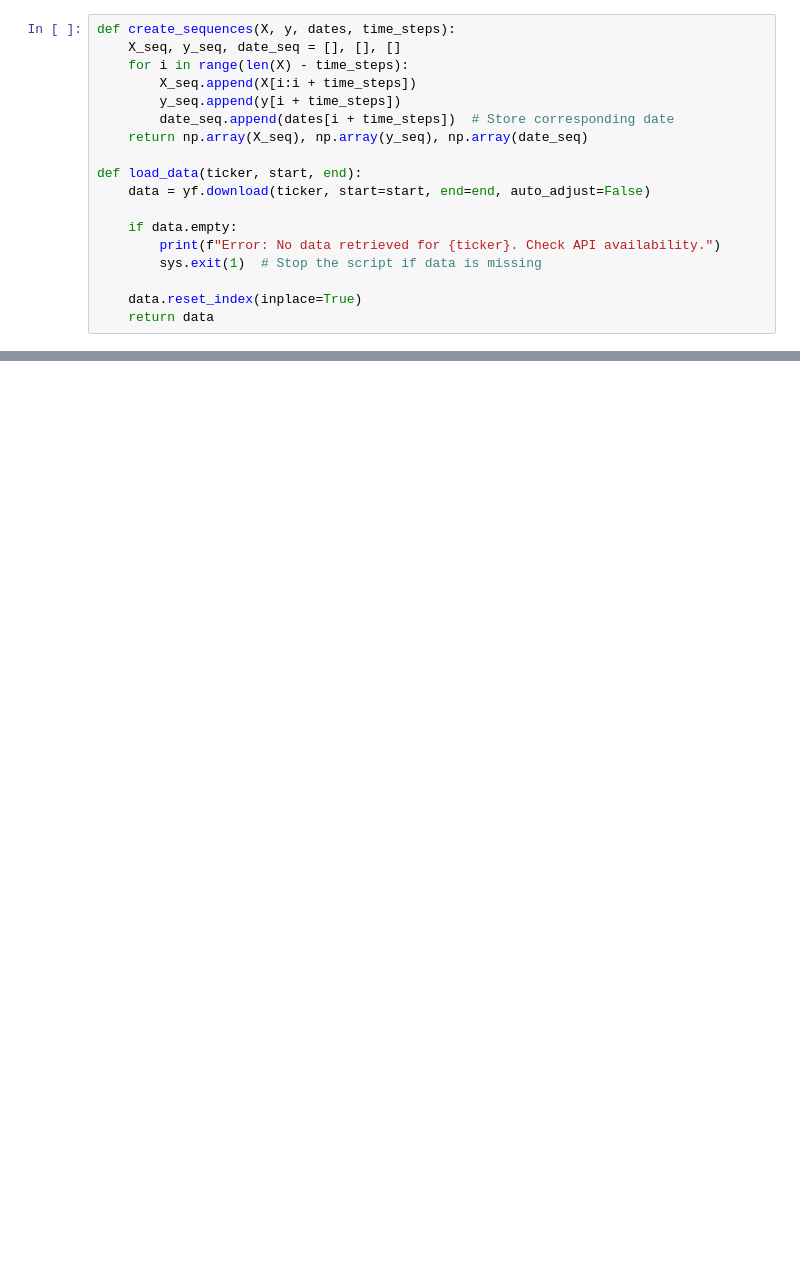
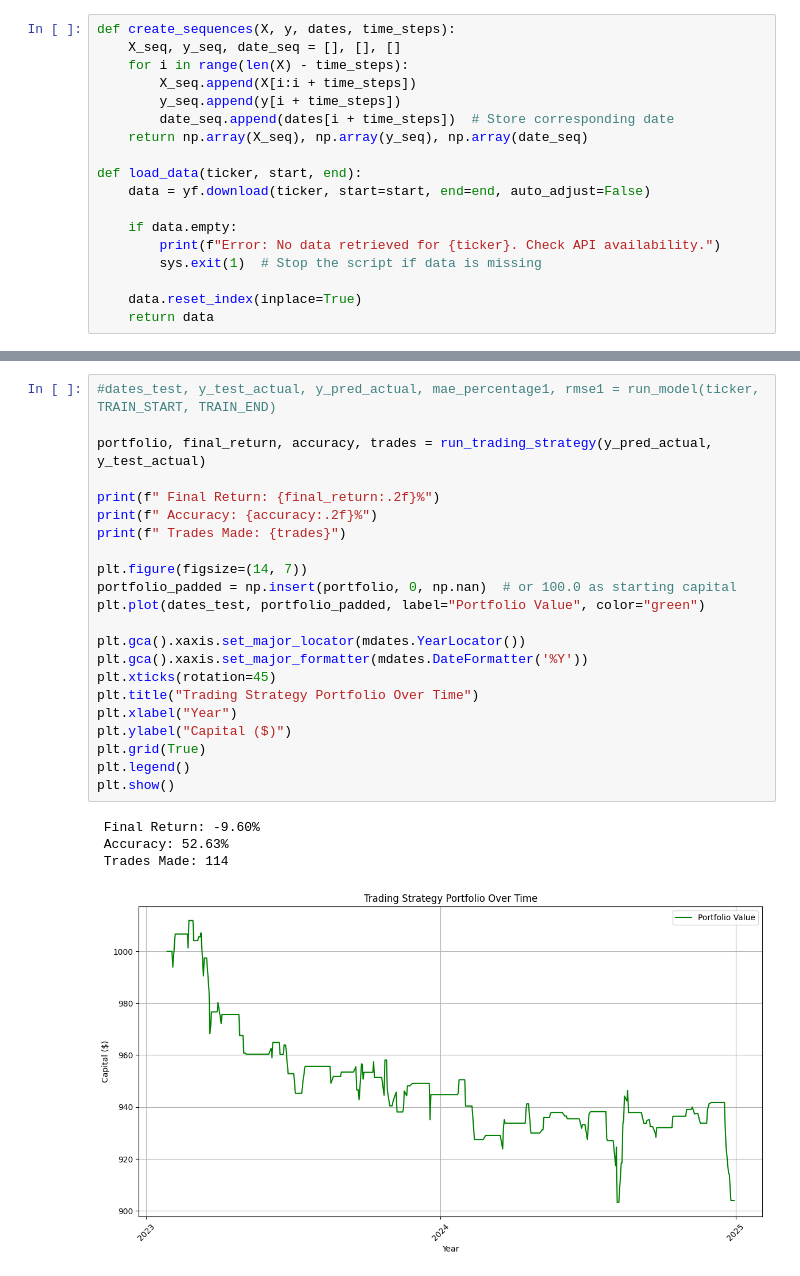
Before and after one commit to alfonsoguerrero2/dissertation, a Jupyter notebook: LSTM/lengt_dataset.ipynb, the cells around one changed output, grey strips where cells are left out. Saved outputs shown, nothing was run; the diff lists cells and outputs as text; blank space fills up the shorter version.

```diff
--- a/LSTM/lengt_dataset.ipynb
+++ b/LSTM/lengt_dataset.ipynb
@@ -172,3 +238,30 @@ print(f"🔹Root Mean Squared Error (RMSE): {rmse1}")
+# %%
+#dates_test, y_test_actual, y_pred_actual, mae_percentage1, rmse1 = run_model(ticker, TRAIN_START, TRAIN_END)
+
+portfolio, final_return, accuracy, trades = run_trading_strategy(y_pred_actual, y_test_actual)
+
+print(f" Final Return: {final_return:.2f}%")
+print(f" Accuracy: {accuracy:.2f}%")
+print(f" Trades Made: {trades}")
+
+plt.figure(figsize=(14, 7))
+portfolio_padded = np.insert(portfolio, 0, np.nan)  # or 100.0 as starting capital
+plt.plot(dates_test, portfolio_padded, label="Portfolio Value", color="green")
+
+plt.gca().xaxis.set_major_locator(mdates.YearLocator())
+plt.gca().xaxis.set_major_formatter(mdates.DateFormatter('%Y'))
+plt.xticks(rotation=45)
+plt.title("Trading Strategy Portfolio Over Time")
+plt.xlabel("Year")
+plt.ylabel("Capital ($)")
+plt.grid(True)
+plt.legend()
+plt.show()
+# %% [output]
+ Final Return: -9.60%
+ Accuracy: 52.63%
+ Trades Made: 114
+[figure, added]
 # %%
 # Run the model
 ticker = "^GSPC"
```
Also changed, not shown: parts of 11 cells of this notebook, 9 other files.
